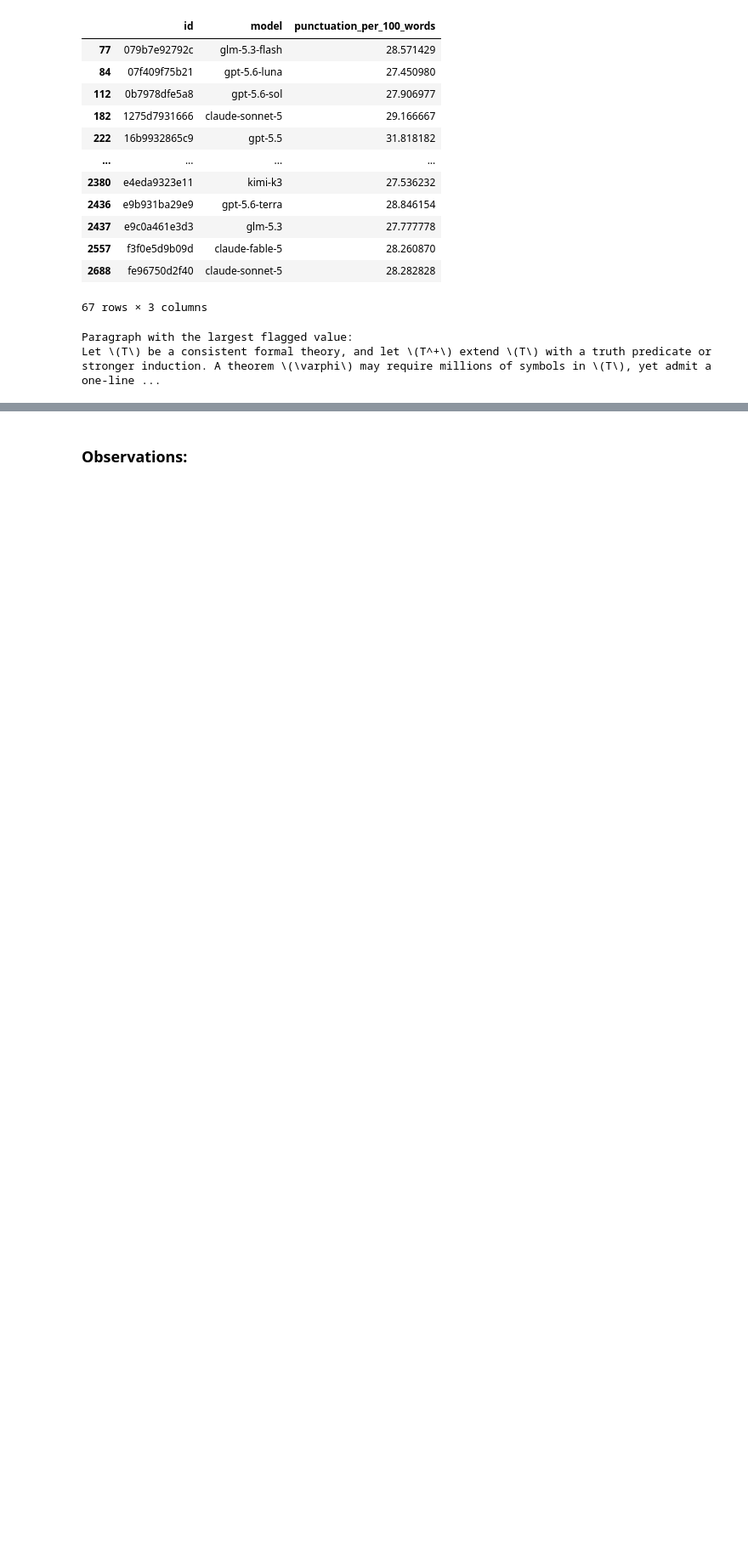
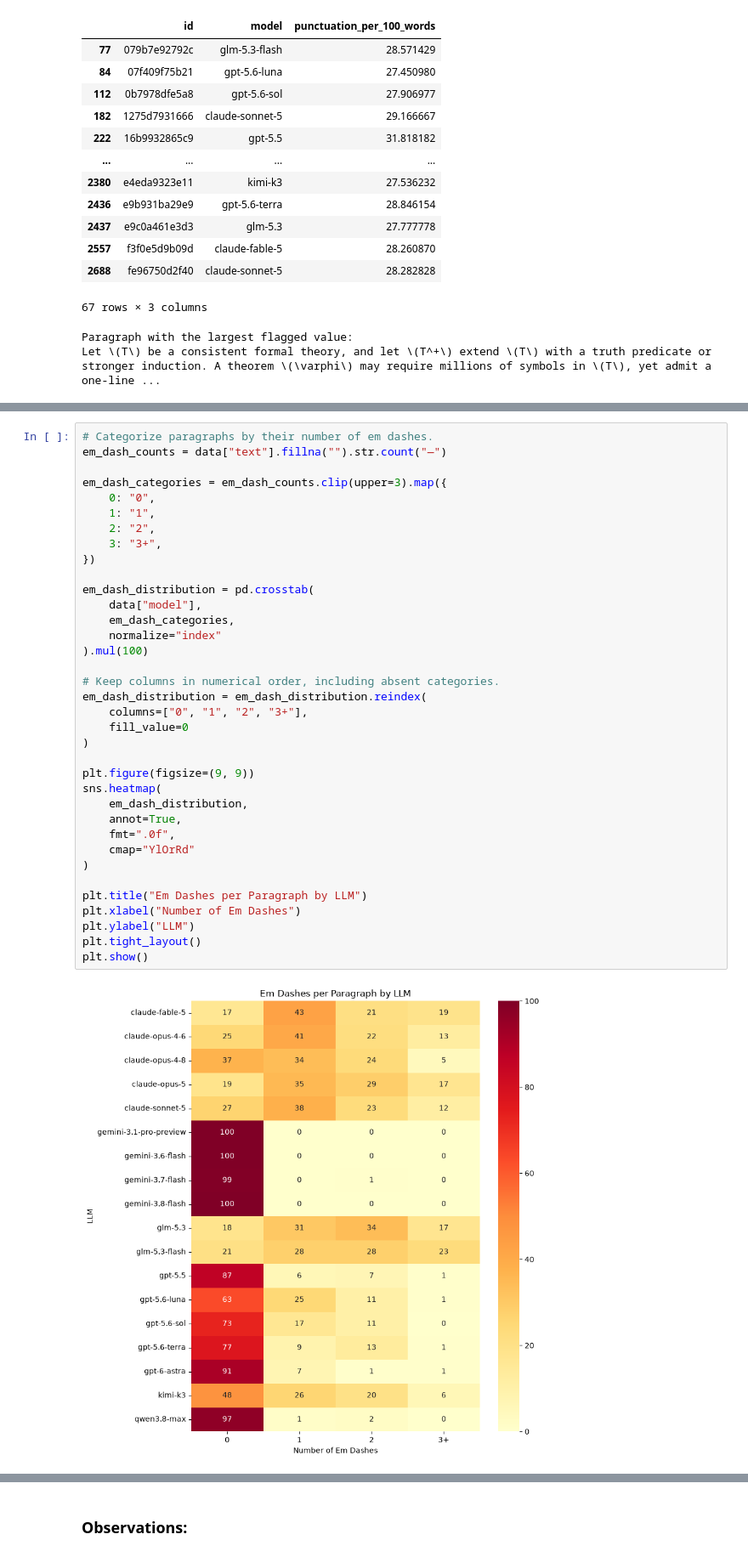
Before and after one commit to FredWltr/NameThatLLM, a Jupyter notebook: NameThatLLM.ipynb, the cells around one changed output, grey strips where cells are left out. Shown at 85% size. Drawn from its saved outputs; the diff is of its cells as text; blank space fills up the shorter version.

```diff
--- a/NameThatLLM.ipynb
+++ b/NameThatLLM.ipynb
@@ -435,0 +443,38 @@ Apostrophe usage is another noticeable difference, with Claude and GLM generally
+# %%
+# Categorize paragraphs by their number of em dashes.
+em_dash_counts = data["text"].fillna("").str.count("—")
+
+em_dash_categories = em_dash_counts.clip(upper=3).map({
+    0: "0",
+    1: "1",
+    2: "2",
+    3: "3+",
+})
+
+em_dash_distribution = pd.crosstab(
+    data["model"],
+    em_dash_categories,
+    normalize="index"
+).mul(100)
+
+# Keep columns in numerical order, including absent categories.
+em_dash_distribution = em_dash_distribution.reindex(
+    columns=["0", "1", "2", "3+"],
+    fill_value=0
+)
+
+plt.figure(figsize=(9, 9))
+sns.heatmap(
+    em_dash_distribution,
+    annot=True,
+    fmt=".0f",
+    cmap="YlOrRd"
+)
+
+plt.title("Em Dashes per Paragraph by LLM")
+plt.xlabel("Number of Em Dashes")
+plt.ylabel("LLM")
+plt.tight_layout()
+plt.show()
+# %% [output]
+[figure, added]
```
Also changed, not shown: parts of 9 cells of this notebook.
